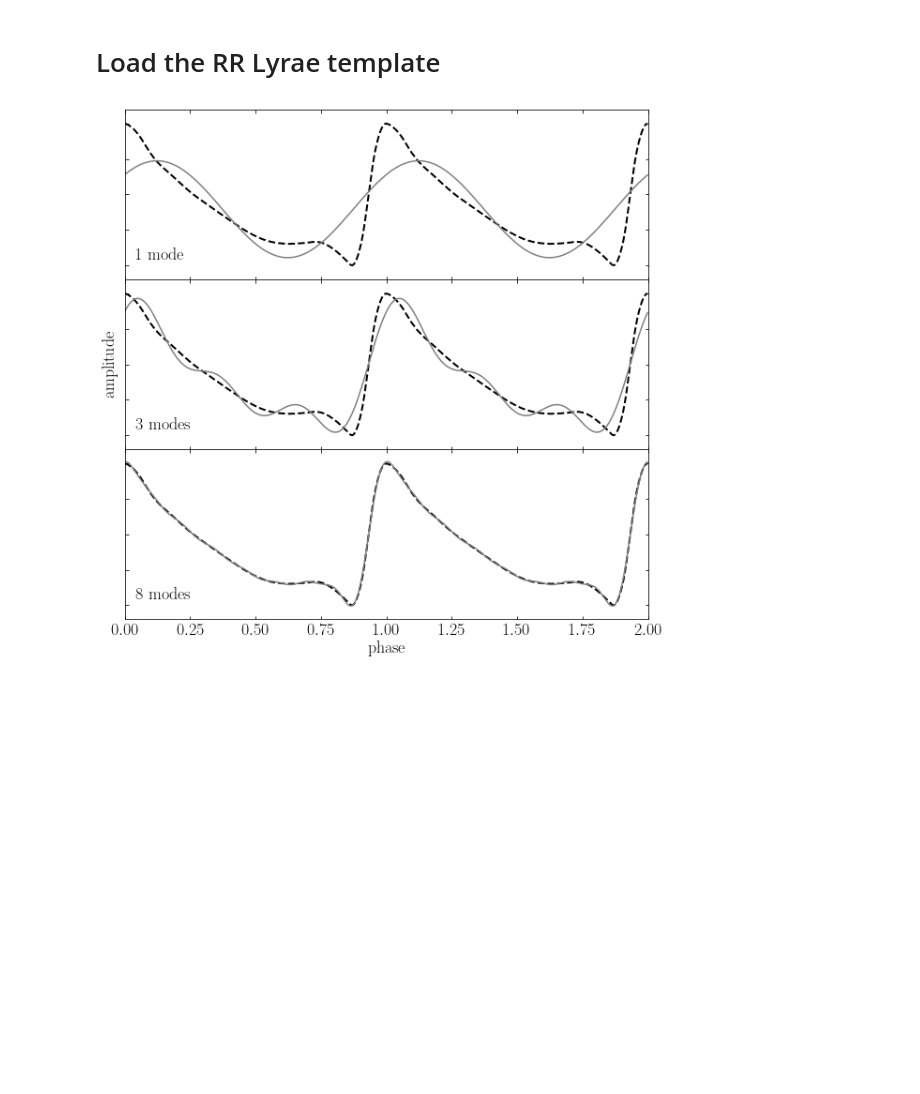
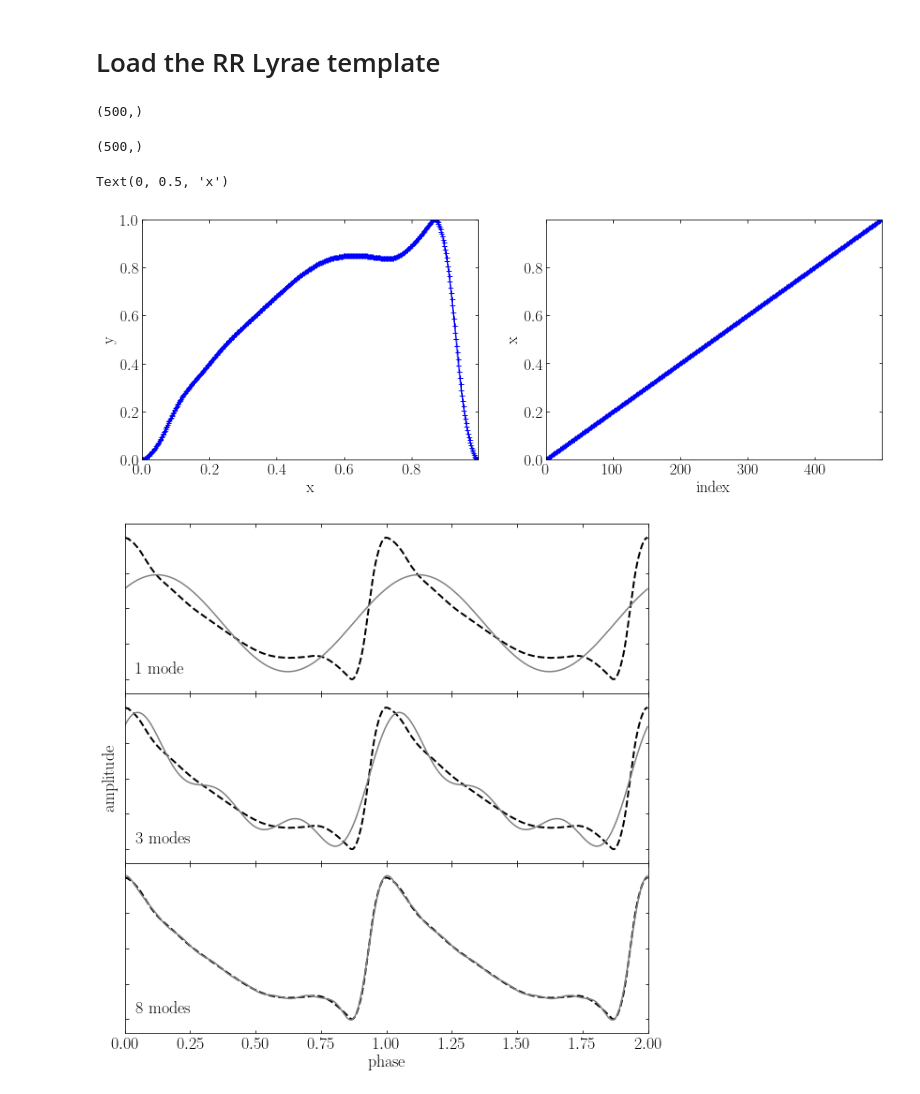
Before and after one commit to sylvielsstfr/MyAstroML, a Jupyter notebook: 2019/Chap10/fig_10_1_fig_rrlyrae_reconstruct.ipynb, the cells around one changed output. Drawn from its saved outputs; the diff is of its cells as text; code cells hidden in the pictures; blank space fills up the shorter version.

```diff
--- a/2019/Chap10/fig_10_1_fig_rrlyrae_reconstruct.ipynb
+++ b/2019/Chap10/fig_10_1_fig_rrlyrae_reconstruct.ipynb
@@ -55,6 +55,29 @@ setup_text_plots(fontsize=18, usetex=True)
 # Load the RR Lyrae template
 templates = fetch_rrlyrae_templates()
 x, y = templates['115r'].T
+# %%
+x.shape
+# %% [output]
+(500,)
+# %%
+y.shape
+# %% [output]
+(500,)
+# %%
+fig = plt.figure(figsize=(15, 5))
+ax=fig.add_subplot(121)
+ax.plot(x,y,'-b+')
+ax.set_xlabel("x")
+ax.set_ylabel("y")
+ax=fig.add_subplot(122)
+ax.plot(x,'b+')
+ax.set_xlabel("index")
+ax.set_ylabel("x")
+#ax1=ax.twiny()
+#ax1.plot(x)
+# %% [output]
+Text(0, 0.5, 'x')
+[figure, added]
 # %%
 #------------------------------------------------------------
 # Plot the results
```
Also changed, not shown: 4 other files.
